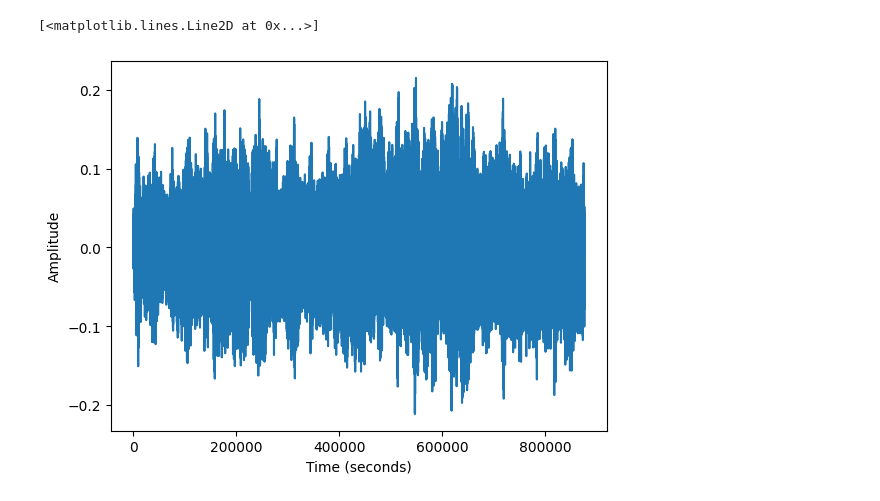
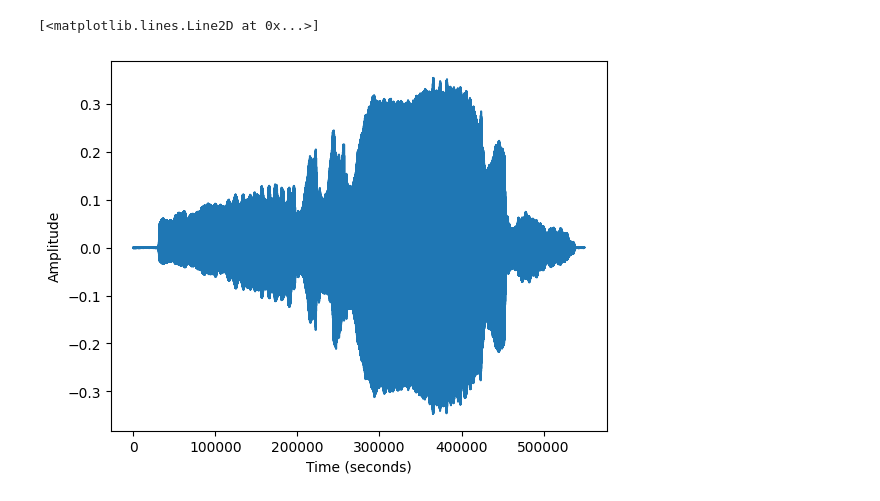
Before and after one commit to charlielain/MusicComputing, a Jupyter notebook: assignments/labAssignment1.ipynb, the cells around one changed output. Saved outputs shown, nothing was run; the diff lists cells and outputs as text; code cells hidden in the pictures.

```diff
--- a/assignments/labAssignment1.ipynb
+++ b/assignments/labAssignment1.ipynb
@@ -16,25 +22,25 @@ fatal: destination path 'musicComputing2026' already exists and is not an empty
 # %%
 # 2) Create a function that inputs the name of an audio file and a sampling rate
 
 def plotAudio(file,samplingRate):
   print(file,samplingRate)
 
   # In the function you should use librosa.load() to open the specified filename
   # with the specified sampling rate
-file = 'musicComputing2026/audioFiles/avm2.wav'
+file = '/content/musicComputing2026/audioFiles/avm.wav'
 samplingRate = 44100
 sig, sr = librosa.load(file,mono=True,sr=samplingRate)
   # Use variables for the x- and y-labels
 time=np.arange(0,sig.shape[0])/sr
 xlabel = 'Times (Seconds)'
 ylabel = 'Amplitude'
   # The function should plot the time-domain (waveform) representation of the
   # audio signal with time in seconds on the x-axis and amplitude on the y-axis
 plt.xlabel('Time (seconds)')
 plt.ylabel('Amplitude')
 
   # Plot the signal
 plt.plot(sig)
 # %% [output]
 [<matplotlib.lines.Line2D at 0x...>]
-[figure, old version]
+[figure, new version]
```
Also changed, not shown: parts of 4 cells of this notebook.
